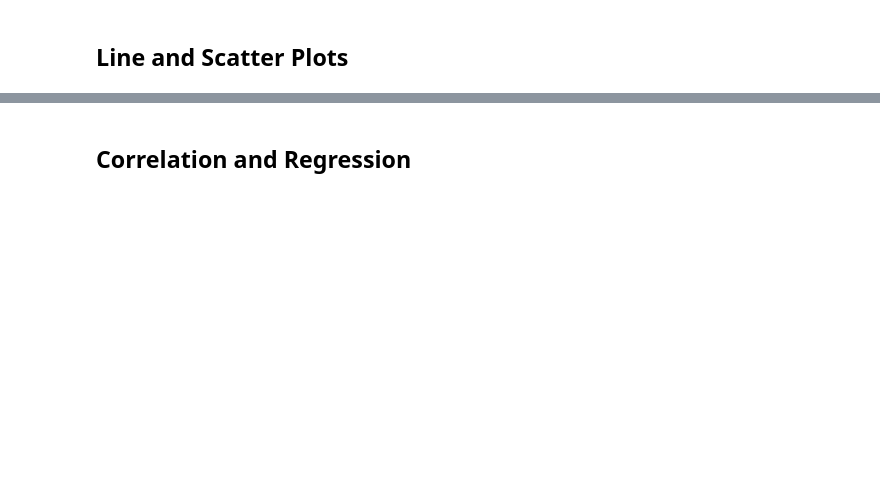
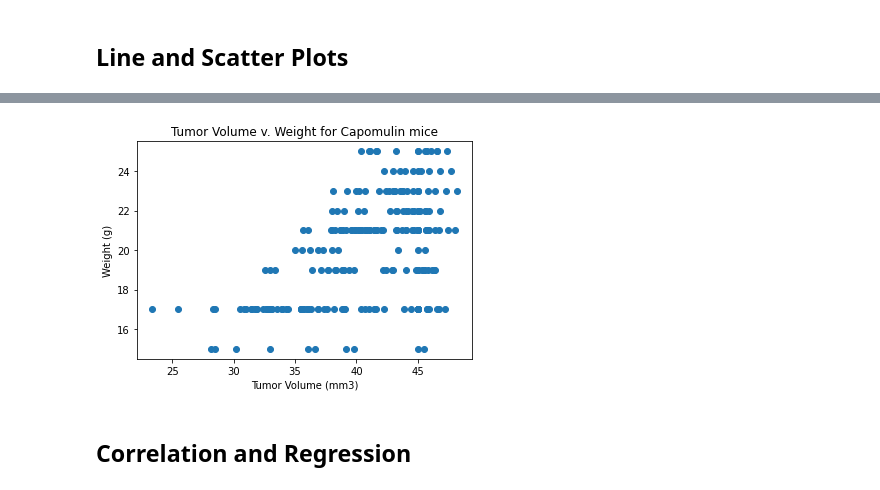
Before and after one commit to reccleston/matplotlib-challenge, a Jupyter notebook: Pymaceuticals/pymaceuticals_starter.ipynb, the cells around one changed output, grey strips where cells are left out. Drawn from its saved outputs; the diff is of its cells as text; code cells hidden in the pictures; blank space fills up the shorter version.

```diff
--- a/Pymaceuticals/pymaceuticals_starter.ipynb
+++ b/Pymaceuticals/pymaceuticals_starter.ipynb
@@ -252,4 +277,15 @@ tumor_vol
 # %%
 # Generate a scatter plot of average tumor volume vs. mouse weight for the Capomulin regimen
+vol = capomulin_mice_df['Tumor Volume (mm3)']
+weights = capomulin_mice_df['Weight (g)']
+
+plt.scatter(vol, weights, marker='o')
+plt.title('Tumor Volume v. Weight for Capomulin mice')
+plt.xlabel('Tumor Volume (mm3)')
+plt.ylabel('Weight (g)')
+
+plt.show()
+# %% [output]
+[figure, added]
 # %% [markdown]
 ## Correlation and Regression
```
Also changed, not shown: parts of 6 cells of this notebook.
